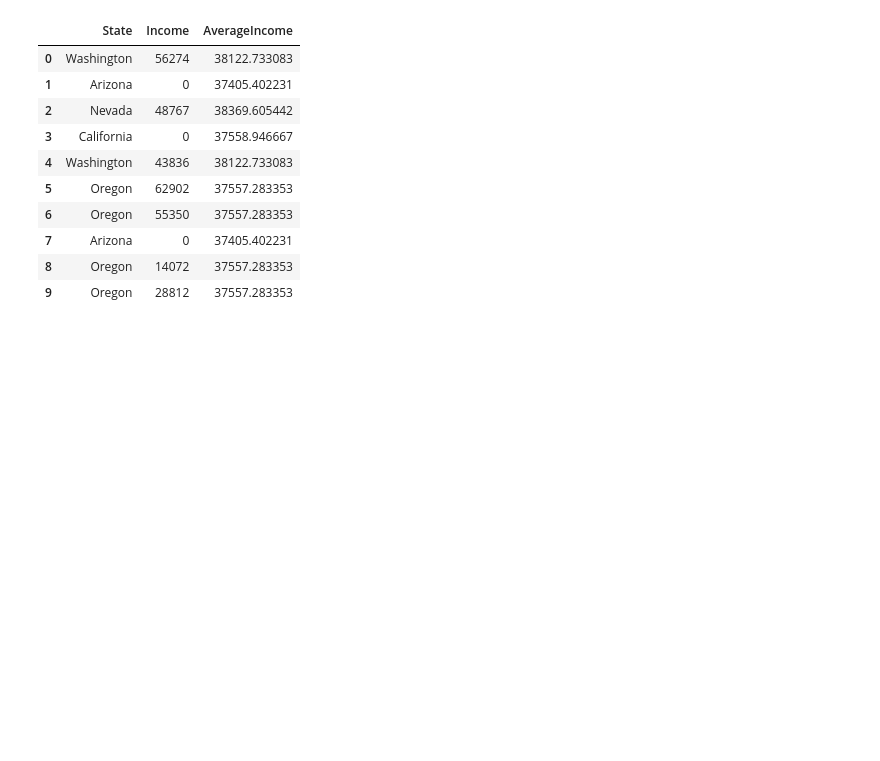
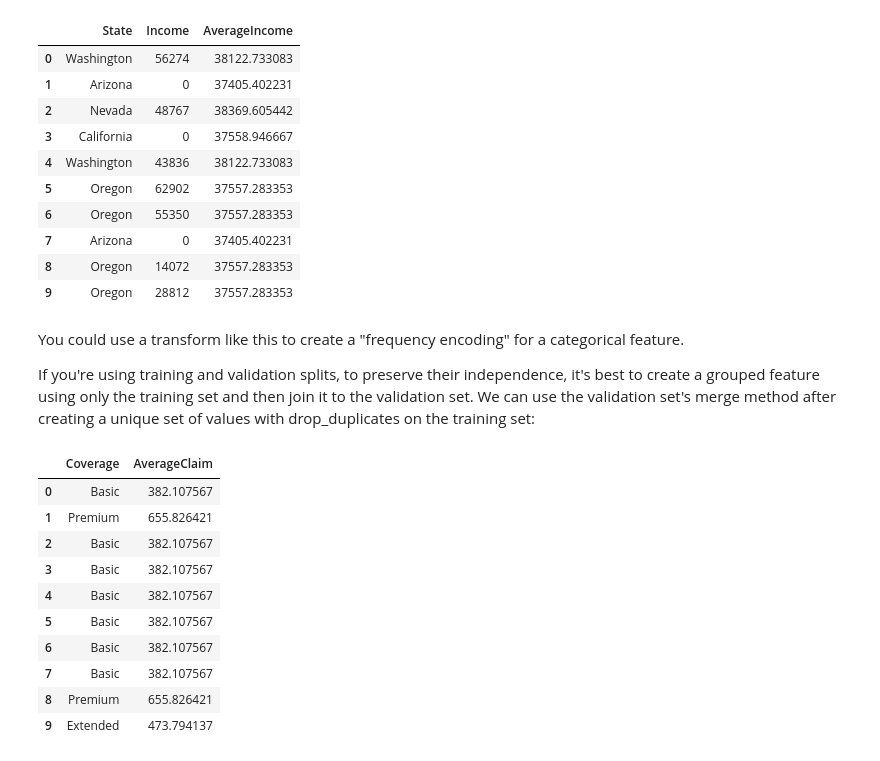
Before and after one commit to Ludentrop/kaggle, a Jupyter notebook: feature engineering/CreatingFeatures.ipynb, the cells around one changed output. Drawn from its saved outputs; the diff is of its cells as text; code cells hidden in the pictures; blank space fills up the shorter version.

```diff
--- a/feature engineering/CreatingFeatures.ipynb
+++ b/feature engineering/CreatingFeatures.ipynb
@@ -18,7 +25,7 @@ plt.rc(
     titlepad=10,
 )
 
-accidents = pd.read_csv('~/JProjects/kaggle/data/accidents.csv')
-concrete = pd.read_csv('~/JProjects/kaggle/data/concrete.csv')
-customer = pd.read_csv('~/JProjects/kaggle/data/customer.csv')
-autos = pd.read_csv('~/JProjects/kaggle/data/autos.csv')
+accidents = pd.read_csv('/content/drive/MyDrive/Colab Notebooks/kaggle/data/accidents.csv')
+concrete = pd.read_csv('/content/drive/MyDrive/Colab Notebooks/kaggle/data/concrete.csv')
+customer = pd.read_csv('/content/drive/MyDrive/Colab Notebooks/kaggle/data/customer.csv')
+autos = pd.read_csv('/content/drive/MyDrive/Colab Notebooks/kaggle/data/autos.csv')
@@ -161,3 +170,35 @@ customer[["State", "Income", "AverageIncome"]].head(10)
 | 7 | Arizona | 0 | 37405.402231 |
 | 8 | Oregon | 14072 | 37557.283353 |
 | 9 | Oregon | 28812 | 37557.283353 |
+# %% [markdown]
+You could use a transform like this to create a "frequency encoding" for a categorical feature.
+
+If you're using training and validation splits, to preserve their independence, it's best to create a grouped feature using only the training set and then join it to the validation set. We can use the validation set's merge method after creating a unique set of values with drop_duplicates on the training set:
+# %%
+# Create splits
+df_train = customer.sample(frac=0.5)
+df_valid = customer.drop(df_train.index)
+
+# Create the average claim amount by coverage type, on the training set
+df_train["AverageClaim"] = df_train.groupby("Coverage")["ClaimAmount"].transform("mean")
+
+# Merge the values into the validation set
+df_valid = df_valid.merge(
+    df_train[["Coverage", "AverageClaim"]].drop_duplicates(),
+    on="Coverage",
+    how="left",
+)
+
+df_valid[["Coverage", "AverageClaim"]].head(10)
+# %% [output]
+|  | Coverage | AverageClaim |
+| 0 | Basic | 382.107567 |
+| 1 | Premium | 655.826421 |
+| 2 | Basic | 382.107567 |
+| 3 | Basic | 382.107567 |
+| 4 | Basic | 382.107567 |
+| 5 | Basic | 382.107567 |
+| 6 | Basic | 382.107567 |
+| 7 | Basic | 382.107567 |
+| 8 | Premium | 655.826421 |
+| 9 | Extended | 473.794137 |
```
Also changed, not shown: parts of 4 cells of this notebook.
